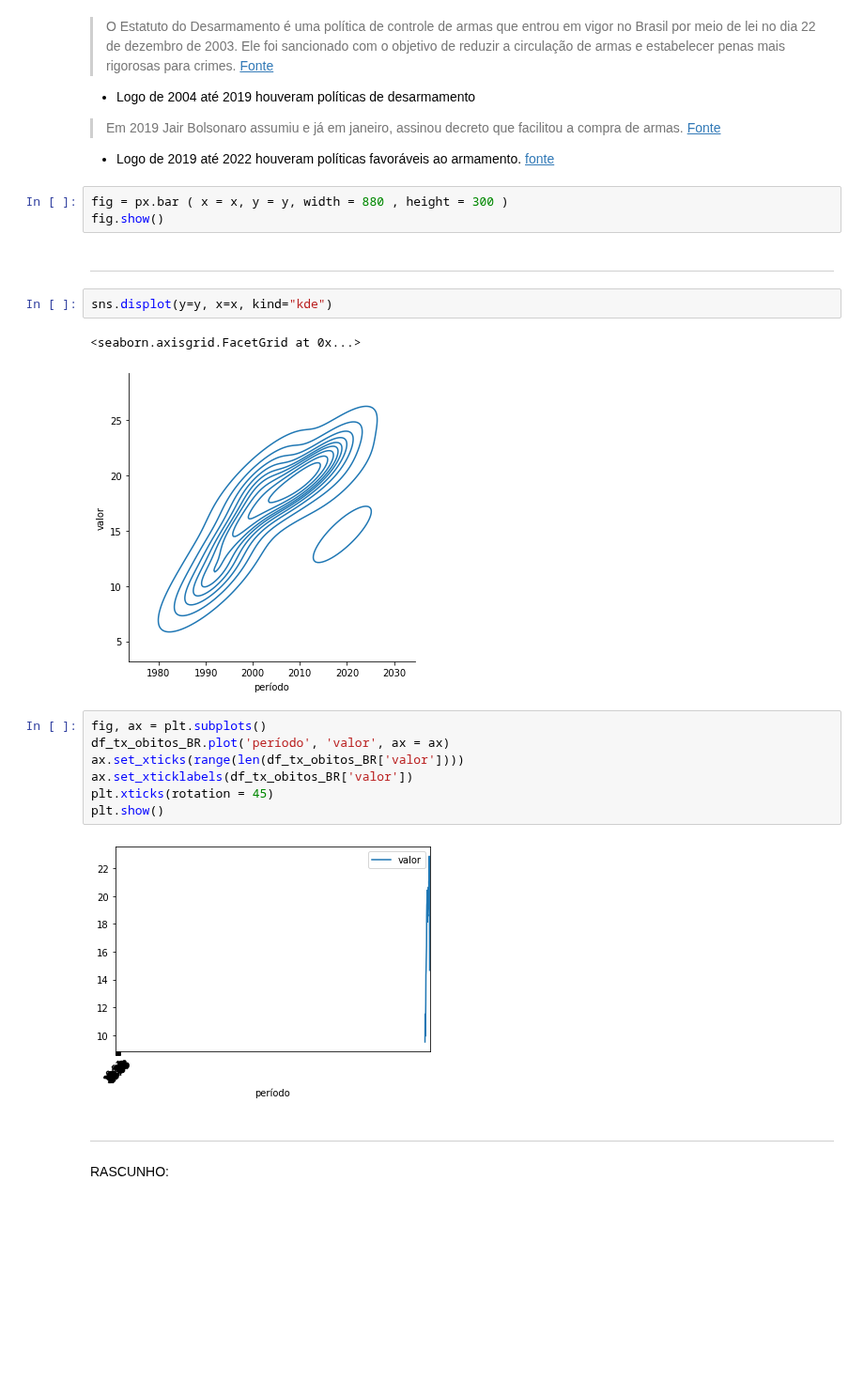
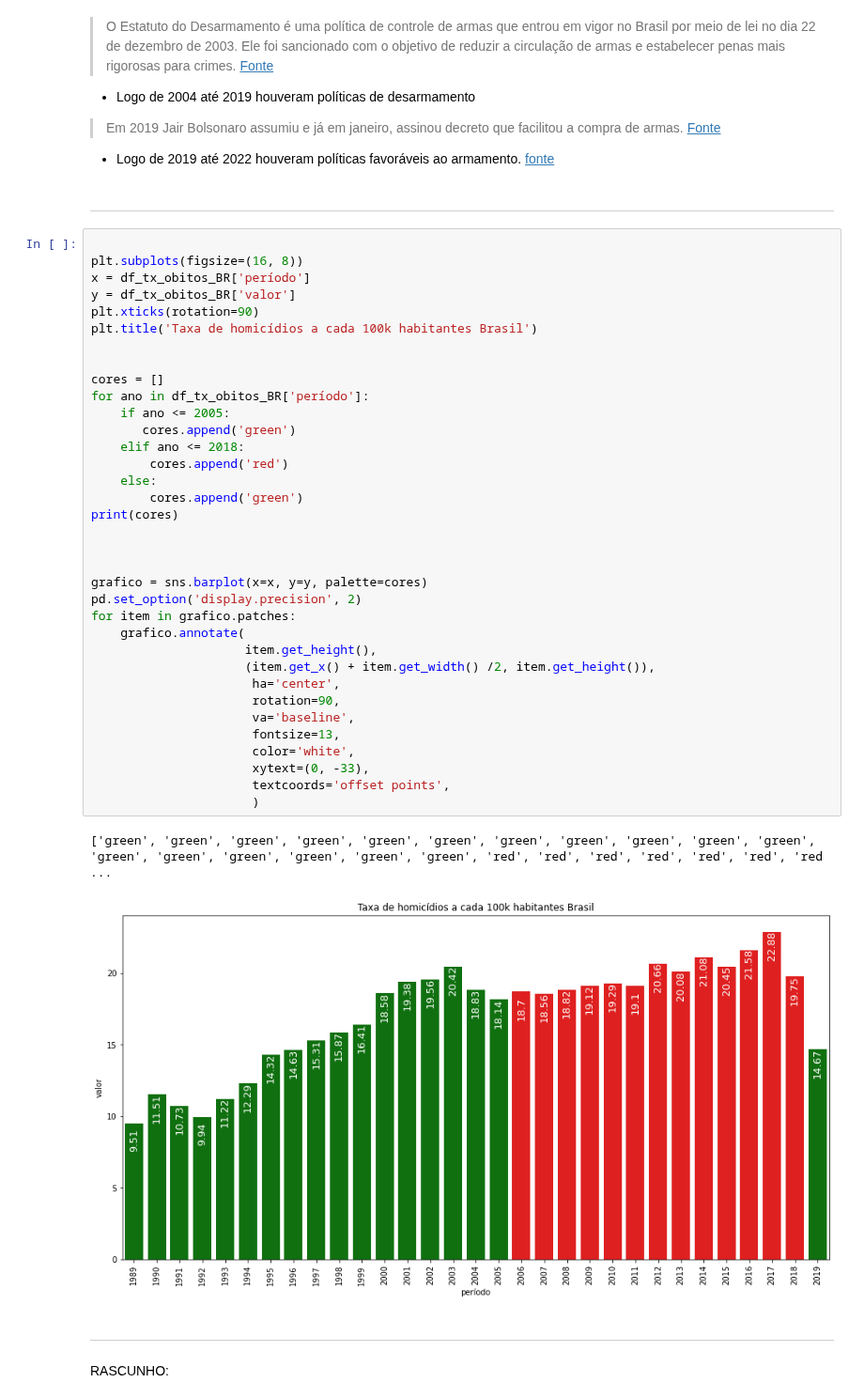
Before and after one commit to kauebr/Portifolio-Desarmamento-Brasil, a Jupyter notebook: Desarmamento Brasil.ipynb, the cells around one changed output. Shown at 94% size. Drawn from its saved outputs; the diff is of its cells as text; blank space fills up the shorter version.

```diff
--- a/Desarmamento Brasil.ipynb
+++ b/Desarmamento Brasil.ipynb
@@ -191,25 +194,46 @@ Podemos observar que estão faltando os valores de 2020, 2021 então vamos busca
 
 >Em 2019 Jair Bolsonaro assumiu e já em janeiro, assinou decreto que facilitou a compra de armas. [Fonte](https://g1.globo.com/politica/noticia/2019/01/15/bolsonaro-assina-decreto-que-facilita-posse-de-armas.ghtml)
 * Logo de 2019 até 2022 houveram políticas favoráveis ao armamento. [fonte](https://g1.globo.com/politica/noticia/2019/01/15/bolsonaro-assina-decreto-que-facilita-posse-de-armas.ghtml)
-# %%
-fig = px.bar ( x = x, y = y, width = 880 , height = 300 )
-fig.show()
 # %% [markdown]
 <hr>
-# %%
-sns.displot(y=y, x=x, kind="kde")
-# %% [output]
-<seaborn.axisgrid.FacetGrid at 0x...>
-[figure, removed]
-# %%
-fig, ax = plt.subplots()
-df_tx_obitos_BR.plot('período', 'valor', ax = ax)
-ax.set_xticks(range(len(df_tx_obitos_BR['valor'])))
-ax.set_xticklabels(df_tx_obitos_BR['valor'])
-plt.xticks(rotation = 45)
-plt.show()
-# %% [output]
-[figure, removed]
+# %%
+
+plt.subplots(figsize=(16, 8))
+x = df_tx_obitos_BR['período']
+y = df_tx_obitos_BR['valor']
+plt.xticks(rotation=90)
+plt.title('Taxa de homicídios a cada 100k habitantes Brasil')
+
+
+cores = []
+for ano in df_tx_obitos_BR['período']:
+    if ano <= 2005:
+       cores.append('green')
+    elif ano <= 2018:
+        cores.append('red')
+    else:
+        cores.append('green')
+print(cores)
+
+
+
+grafico = sns.barplot(x=x, y=y, palette=cores)
+pd.set_option('display.precision', 2)
+for item in grafico.patches:
+    grafico.annotate(
+                     item.get_height(),
+                     (item.get_x() + item.get_width() /2, item.get_height()),
+                      ha='center',
+                      rotation=90,
+                      va='baseline',
+                      fontsize=13,
+                      color='white',
+                      xytext=(0, -33),
+                      textcoords='offset points',
+                      )
+# %% [output]
+['green', 'green', 'green', 'green', 'green', 'green', 'green', 'green', 'green', 'green', 'green', 'green', 'green', 'green', 'green', 'green', 'green', 'red', 'red', 'red', 'red', 'red', 'red', 'red ...
+[figure, added]
 # %% [markdown]
 <hr>
 RASCUNHO:
```
Also changed, not shown: parts of 4 cells of this notebook.
